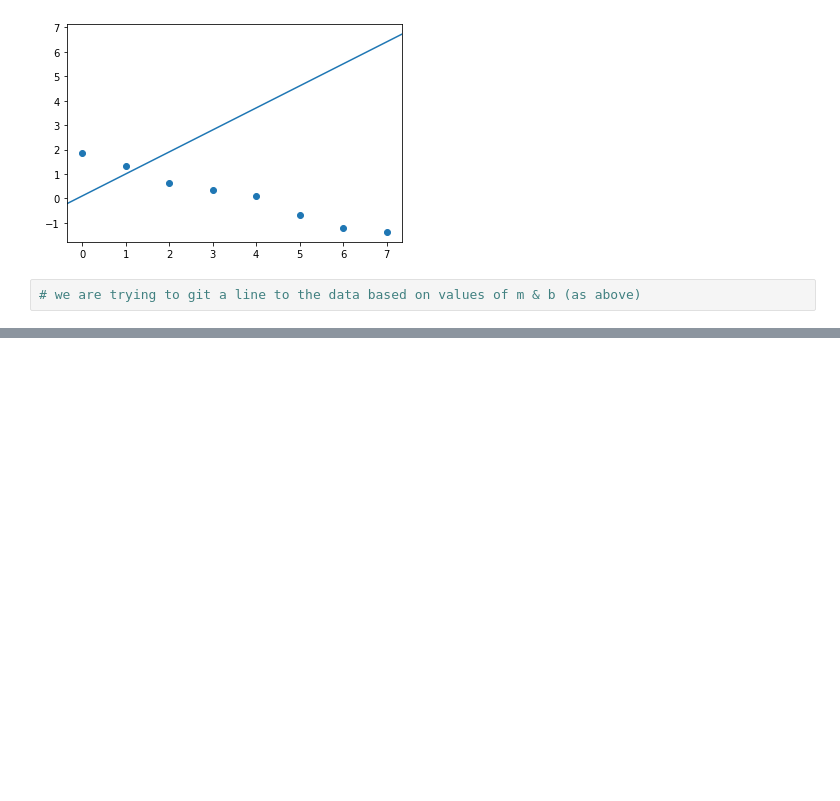
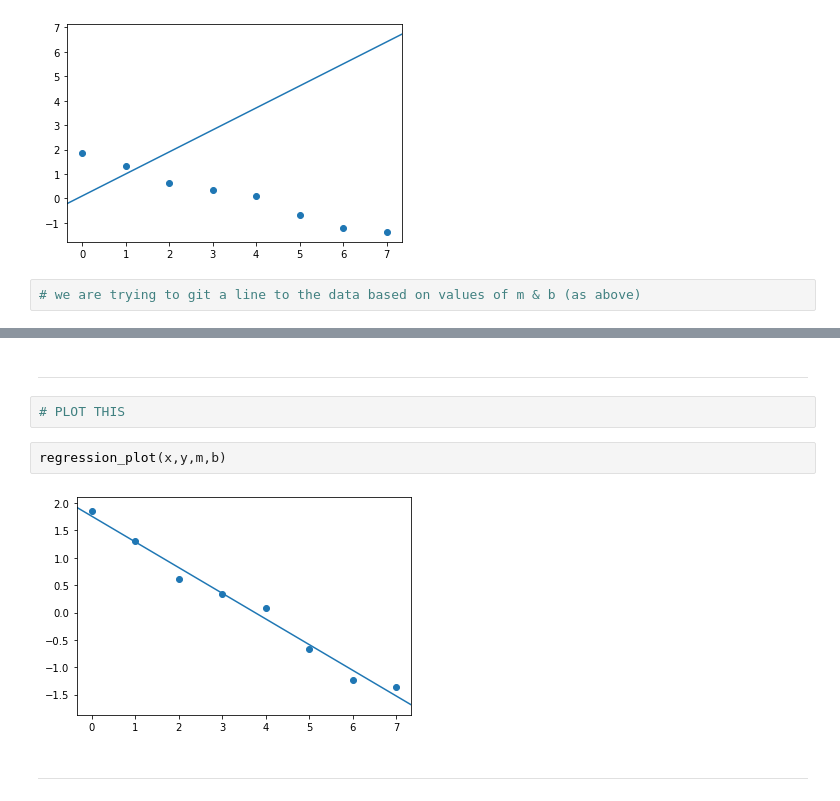
Before and after one commit to gaurav8936/GN-ML-foundations, a Jupyter notebook: Section 8. Automatic Differentiation/76 Machine Learning with Autodiff.ipynb, the cells around one changed output, grey strips where cells are left out. Drawn from its saved outputs; the diff is of its cells as text; blank space fills up the shorter version.

```diff
--- a/Section 8. Automatic Differentiation/76 Machine Learning with Autodiff.ipynb
+++ b/Section 8. Automatic Differentiation/76 Machine Learning with Autodiff.ipynb
@@ -235,0 +422,10 @@ regression_plot(x, y, m, b)
+# %% [markdown]
+***
+# %%
+# PLOT THIS
+# %%
+regression_plot(x,y,m,b)
+# %% [output]
+[figure, added]
+# %% [markdown]
+***
```
Also changed, not shown: parts of 134 cells of this notebook.
